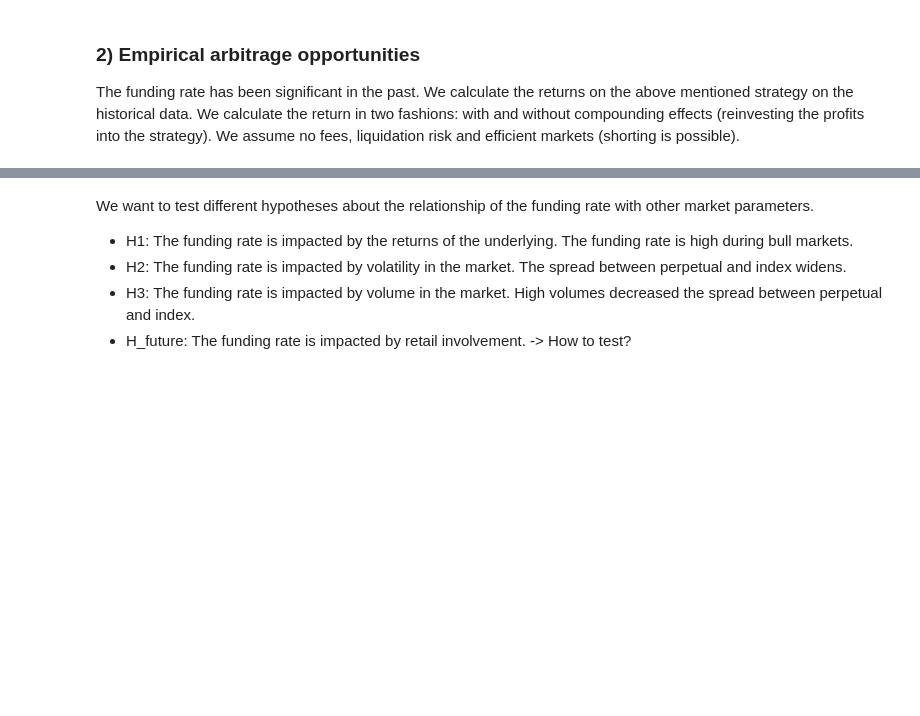
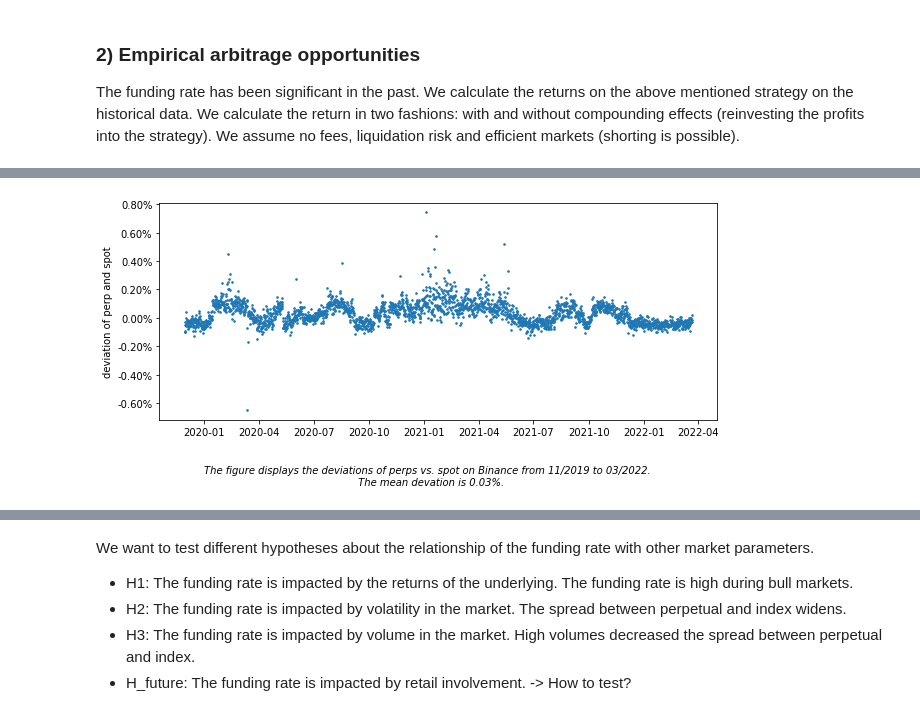
Before and after one commit to vivowa/perpetuals, a Jupyter notebook: perpetual.ipynb, the cells around one changed output, grey strips where cells are left out. Drawn from its saved outputs; the diff is of its cells as text; code cells hidden in the pictures; blank space fills up the shorter version.

```diff
--- a/perpetual.ipynb
+++ b/perpetual.ipynb
@@ -216,0 +233,18 @@ results
+# %%
+#Funding rate consists of the premium and interest. We assume the premium is the significant variable.
+#The premium is the deviation between perp and spot. We want to check how large the deviation between perp and spot has been historically.
+
+#create a panel
+panel = funding_rate[['epoch', 'timestamp', 'funding_rate']]
+
+panel = pd.merge(panel,
+                 perp[['epoch', 'open', 'volume']],
+                 on='epoch',
+                 how='left')
+panel = panel.rename(columns={'open': 'perp', 'volume': 'vol_perp'})
+
+panel = pd.merge(panel,
+                 spot[['epoch', 'open', 'volume']],
+                 on='epoch',
+                 how='left')
+panel = panel.rename(columns={'open': 'spot', 'volume': 'vol_spot'})
@@ -216,0 +265,22 @@ results
+# %%
+#calculate and plot the average deviation of perp and spot
+panel['deviation'] = (panel['perp']-panel['spot'])/panel['spot']
+
+fig, ax = plt.subplots(figsize =(10,4))
+
+#omitting first value, as initial listing is outlier
+ax.scatter(panel['timestamp'].iloc[1:], panel['deviation'].iloc[1:], s=2.5)
+
+vals = ax.get_yticks()
+ax.set_yticklabels(['{:,.2%}'.format(x) for x in vals])
+
+ax.set_ylabel('deviation of perp and spot')
+
+mean = np.round(panel['deviation'].mean(),4)
+
+txt = f'The figure displays the deviation of perps vs. spot on Binance from 11/2019 to 03/2022. \n The mean devation is {mean*100}%.'
+fig.text(.5, -.1, txt, ha='center', fontstyle='italic')
+
+plt.show()
+# %% [output]
+[figure, added]
```
Also changed, not shown: parts of 11 cells of this notebook.
